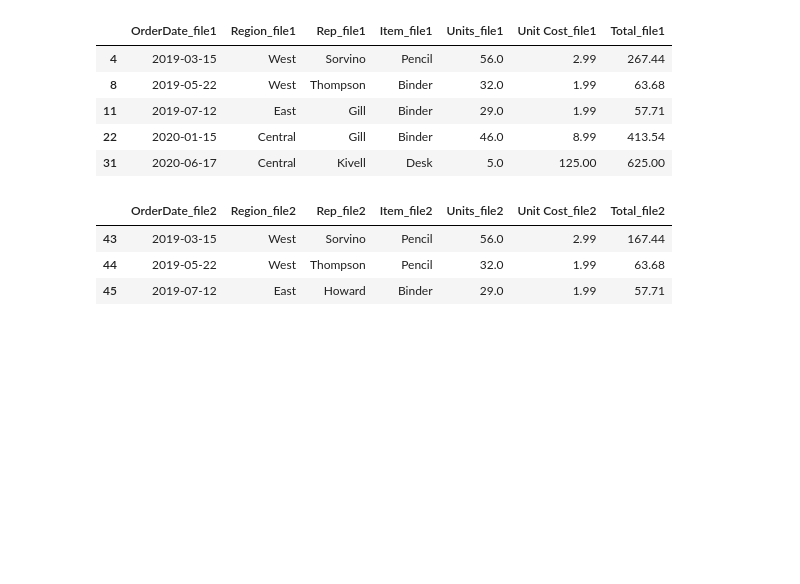
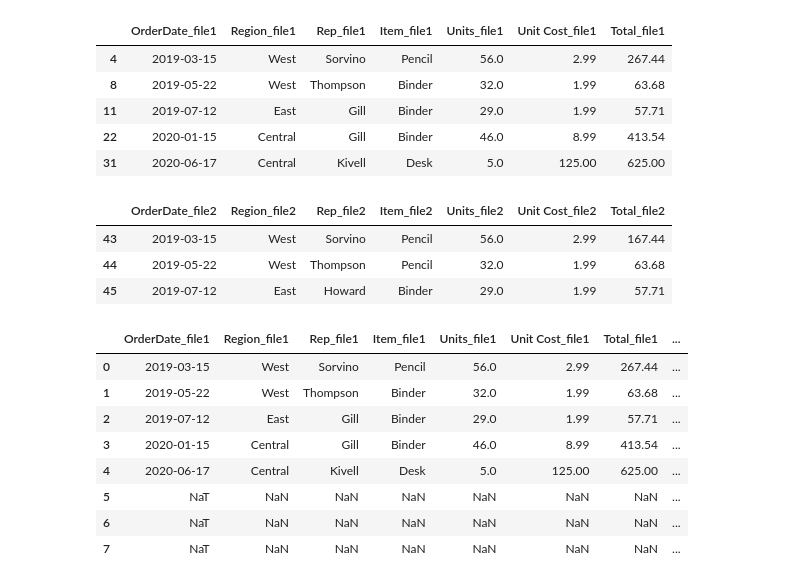
Before and after one commit to Harshad06/Comparing-Two-files-in-Python, a Jupyter notebook: Compare-files-using-Pandas-master/Compare files.ipynb, the cells around one changed output. Drawn from its saved outputs; the diff is of its cells as text; code cells hidden in the pictures; blank space fills up the shorter version.

```diff
--- a/Compare-files-using-Pandas-master/Compare files.ipynb
+++ b/Compare-files-using-Pandas-master/Compare files.ipynb
@@ -104,3 +104,23 @@ records_present_in_df2_not_in_df1
 | 45 | 2019-07-12 | East | Howard | Binder | 29.0 | 1.99 | 57.71 |
 # %%
 # This is how we can compare 2 files using python pandas library.
+# %%
+record_1 = records_present_in_df1_not_in_df2
+record_2 = records_present_in_df2_not_in_df1
+# %%
+df_new_join = record_1.merge(right=record_2,
+                            left_on=record_1.columns.to_list(),
+                            right_on=record_2.columns.to_list(),
+                            how = "outer")
+# %%
+df_new_join
+# %% [output]
+|  | OrderDate_file1 | Region_file1 | Rep_file1 | Item_file1 | Units_file1 | Unit Cost_file1 | Total_file1 | ... |
+| 0 | 2019-03-15 | West | Sorvino | Pencil | 56.0 | 2.99 | 267.44 | ... |
+| 1 | 2019-05-22 | West | Thompson | Binder | 32.0 | 1.99 | 63.68 | ... |
+| 2 | 2019-07-12 | East | Gill | Binder | 29.0 | 1.99 | 57.71 | ... |
+| 3 | 2020-01-15 | Central | Gill | Binder | 46.0 | 8.99 | 413.54 | ... |
+| 4 | 2020-06-17 | Central | Kivell | Desk | 5.0 | 125.00 | 625.00 | ... |
+| 5 | NaT | NaN | NaN | NaN | NaN | NaN | NaN | ... |
+| 6 | NaT | NaN | NaN | NaN | NaN | NaN | NaN | ... |
+| 7 | NaT | NaN | NaN | NaN | NaN | NaN | NaN | ... |
```
Also changed, not shown: parts of 1 cell of this notebook, 1 other file.
